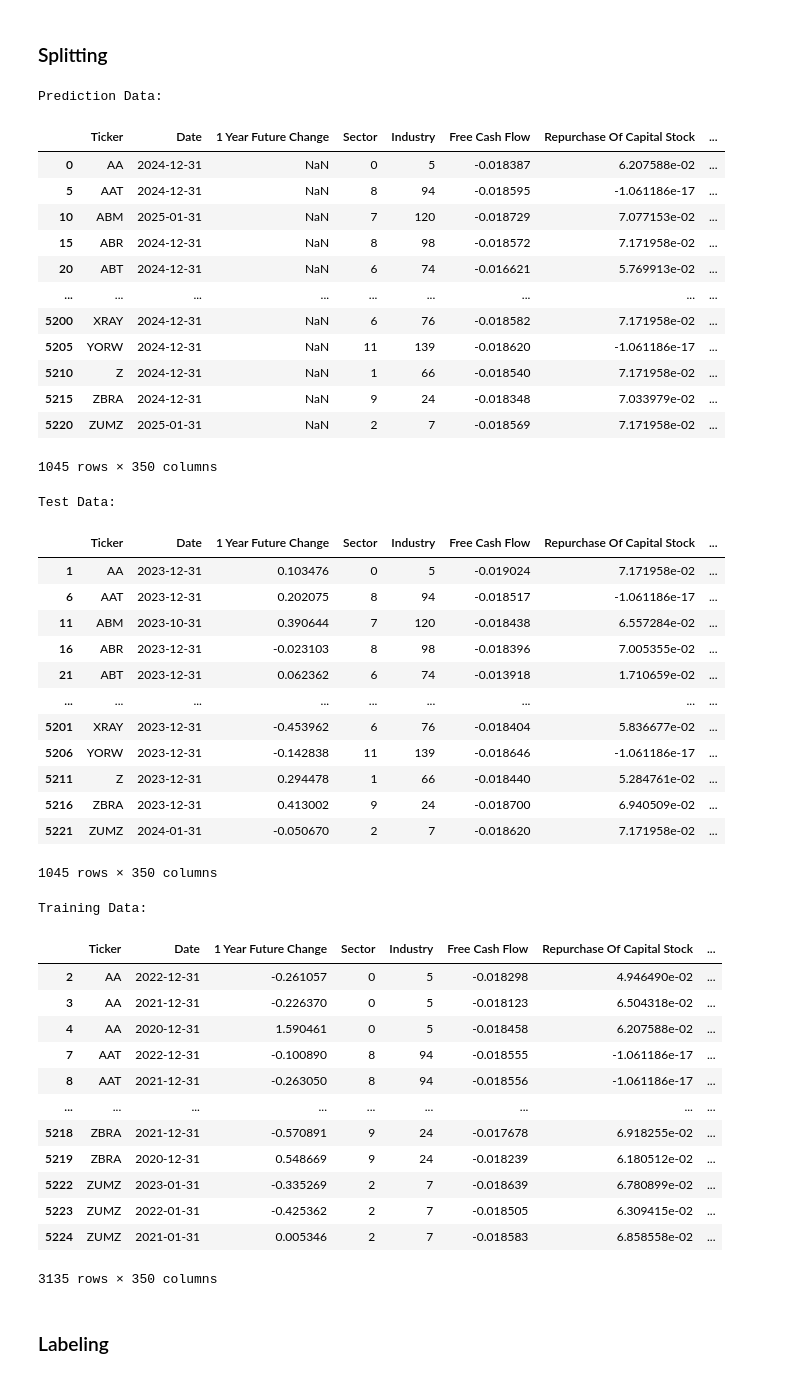
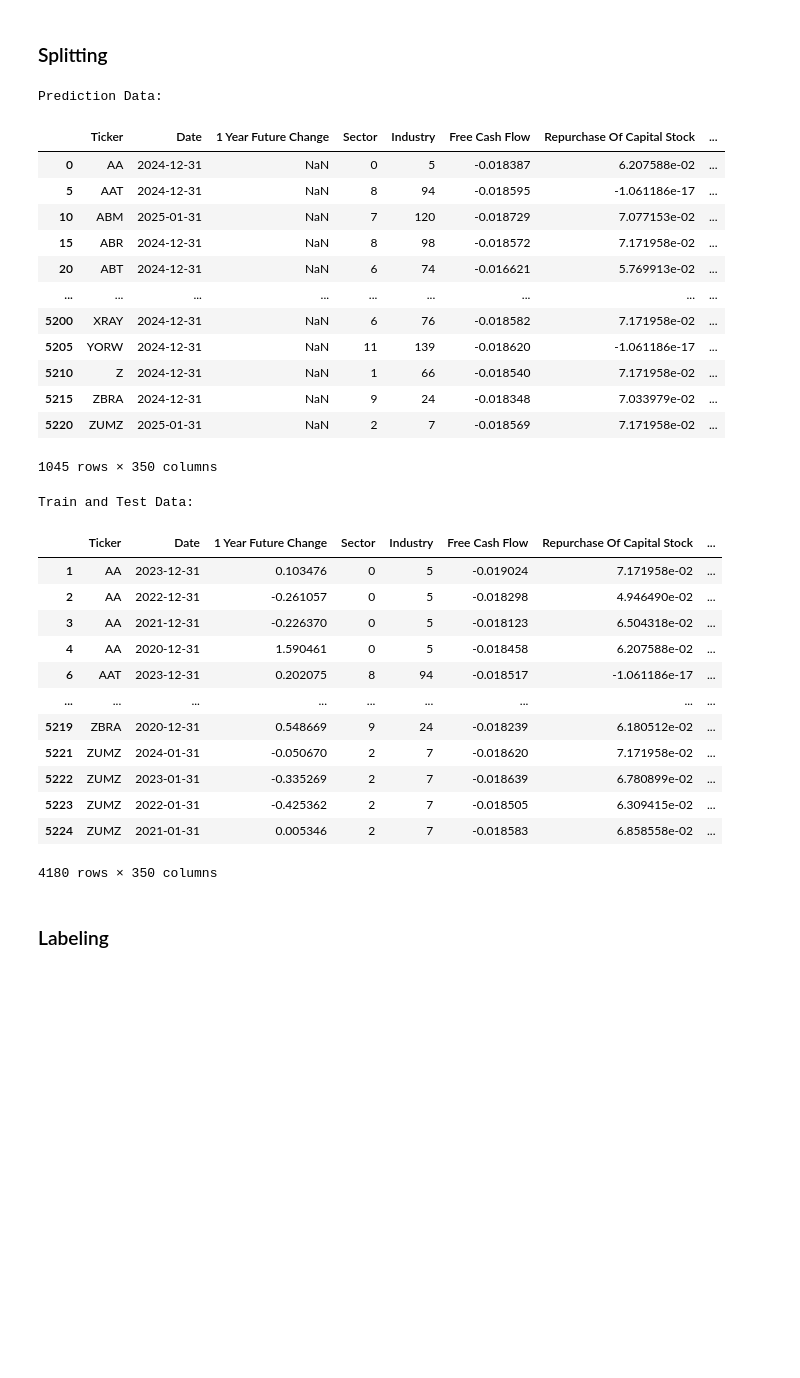
Before and after one commit to P1N60/Uni, a Jupyter notebook: VS-Code/Side-Projects/money_printer/Notebooks/money_printer.ipynb, the cells around one changed output. Drawn from its saved outputs; the diff is of its cells as text; code cells hidden in the pictures; blank space fills up the shorter version.

```diff
--- a/VS-Code/Side-Projects/money_printer/Notebooks/money_printer.ipynb
+++ b/VS-Code/Side-Projects/money_printer/Notebooks/money_printer.ipynb
@@ -177,66 +178,47 @@ df
 # %%
 pred_data = pd.DataFrame()
 for i in range(int(len(df) / 5)):
     pred_data = pd.concat([pred_data, df.iloc[[i*5]]])
 print('Prediction Data:')
 display(pred_data)
 
-test_data = pd.DataFrame()
-for i in range(int(len(df) / 5)):
-    test_data = pd.concat([test_data, df.iloc[[1+i*5]]])
-print('Test Data:')
-display(test_data)
-
 train_data = pd.DataFrame()
 for i in range(int(len(df) / 5)):
+    train_data = pd.concat([train_data, df.iloc[[1+i*5]]])
     train_data = pd.concat([train_data, df.iloc[[2+i*5]]])
     train_data = pd.concat([train_data, df.iloc[[3+i*5]]])
     train_data = pd.concat([train_data, df.iloc[[4+i*5]]])
-print('Training Data:')
+print('Train and Test Data:')
 display(train_data)
 # %% [output]
 Prediction Data:
 |  | Ticker | Date | 1 Year Future Change | Sector | Industry | Free Cash Flow | Repurchase Of Capital Stock | ... |
 | 0 | AA | 2024-12-31 | NaN | 0 | 5 | -0.018387 | 6.207588e-02 | ... |
 | 5 | AAT | 2024-12-31 | NaN | 8 | 94 | -0.018595 | -1.061186e-17 | ... |
 | 10 | ABM | 2025-01-31 | NaN | 7 | 120 | -0.018729 | 7.077153e-02 | ... |
 | 15 | ABR | 2024-12-31 | NaN | 8 | 98 | -0.018572 | 7.171958e-02 | ... |
 | 20 | ABT | 2024-12-31 | NaN | 6 | 74 | -0.016621 | 5.769913e-02 | ... |
 | ... | ... | ... | ... | ... | ... | ... | ... | ... |
 | 5200 | XRAY | 2024-12-31 | NaN | 6 | 76 | -0.018582 | 7.171958e-02 | ... |
 | 5205 | YORW | 2024-12-31 | NaN | 11 | 139 | -0.018620 | -1.061186e-17 | ... |
 | 5210 | Z | 2024-12-31 | NaN | 1 | 66 | -0.018540 | 7.171958e-02 | ... |
 | 5215 | ZBRA | 2024-12-31 | NaN | 9 | 24 | -0.018348 | 7.033979e-02 | ... |
 | 5220 | ZUMZ | 2025-01-31 | NaN | 2 | 7 | -0.018569 | 7.171958e-02 | ... |
 1045 rows × 350 columns
-Test Data:
+Train and Test Data:
 |  | Ticker | Date | 1 Year Future Change | Sector | Industry | Free Cash Flow | Repurchase Of Capital Stock | ... |
 | 1 | AA | 2023-12-31 | 0.103476 | 0 | 5 | -0.019024 | 7.171958e-02 | ... |
+| 2 | AA | 2022-12-31 | -0.261057 | 0 | 5 | -0.018298 | 4.946490e-02 | ... |
+| 3 | AA | 2021-12-31 | -0.226370 | 0 | 5 | -0.018123 | 6.504318e-02 | ... |
+| 4 | AA | 2020-12-31 | 1.590461 | 0 | 5 | -0.018458 | 6.207588e-02 | ... |
 | 6 | AAT | 2023-12-31 | 0.202075 | 8 | 94 | -0.018517 | -1.061186e-17 | ... |
-| 11 | ABM | 2023-10-31 | 0.390644 | 7 | 120 | -0.018438 | 6.557284e-02 | ... |
-| 16 | ABR | 2023-12-31 | -0.023103 | 8 | 98 | -0.018396 | 7.005355e-02 | ... |
-| 21 | ABT | 2023-12-31 | 0.062362 | 6 | 74 | -0.013918 | 1.710659e-02 | ... |
 | ... | ... | ... | ... | ... | ... | ... | ... | ... |
-| 5201 | XRAY | 2023-12-31 | -0.453962 | 6 | 76 | -0.018404 | 5.836677e-02 | ... |
-| 5206 | YORW | 2023-12-31 | -0.142838 | 11 | 139 | -0.018646 | -1.061186e-17 | ... |
-| 5211 | Z | 2023-12-31 | 0.294478 | 1 | 66 | -0.018440 | 5.284761e-02 | ... |
-| 5216 | ZBRA | 2023-12-31 | 0.413002 | 9 | 24 | -0.018700 | 6.940509e-02 | ... |
+| 5219 | ZBRA | 2020-12-31 | 0.548669 | 9 | 24 | -0.018239 | 6.180512e-02 | ... |
 | 5221 | ZUMZ | 2024-01-31 | -0.050670 | 2 | 7 | -0.018620 | 7.171958e-02 | ... |
+| 5222 | ZUMZ | 2023-01-31 | -0.335269 | 2 | 7 | -0.018639 | 6.780899e-02 | ... |
+| 5223 | ZUMZ | 2022-01-31 | -0.425362 | 2 | 7 | -0.018505 | 6.309415e-02 | ... |
+| 5224 | ZUMZ | 2021-01-31 | 0.005346 | 2 | 7 | -0.018583 | 6.858558e-02 | ... |
-1045 rows × 350 columns
+4180 rows × 350 columns
-Training Data:
-|  | Ticker | Date | 1 Year Future Change | Sector | Industry | Free Cash Flow | Repurchase Of Capital Stock | ... |
-| 2 | AA | 2022-12-31 | -0.261057 | 0 | 5 | -0.018298 | 4.946490e-02 | ... |
-| 3 | AA | 2021-12-31 | -0.226370 | 0 | 5 | -0.018123 | 6.504318e-02 | ... |
-| 4 | AA | 2020-12-31 | 1.590461 | 0 | 5 | -0.018458 | 6.207588e-02 | ... |
-| 7 | AAT | 2022-12-31 | -0.100890 | 8 | 94 | -0.018555 | -1.061186e-17 | ... |
-| 8 | AAT | 2021-12-31 | -0.263050 | 8 | 94 | -0.018556 | -1.061186e-17 | ... |
-| ... | ... | ... | ... | ... | ... | ... | ... | ... |
-| 5218 | ZBRA | 2021-12-31 | -0.570891 | 9 | 24 | -0.017678 | 6.918255e-02 | ... |
-| 5219 | ZBRA | 2020-12-31 | 0.548669 | 9 | 24 | -0.018239 | 6.180512e-02 | ... |
-| 5222 | ZUMZ | 2023-01-31 | -0.335269 | 2 | 7 | -0.018639 | 6.780899e-02 | ... |
-| 5223 | ZUMZ | 2022-01-31 | -0.425362 | 2 | 7 | -0.018505 | 6.309415e-02 | ... |
-| 5224 | ZUMZ | 2021-01-31 | 0.005346 | 2 | 7 | -0.018583 | 6.858558e-02 | ... |
-3135 rows × 350 columns
 # %% [markdown]
 ### Labeling
 # %%
```
Also changed, not shown: parts of 7 cells of this notebook, 1 other file.
